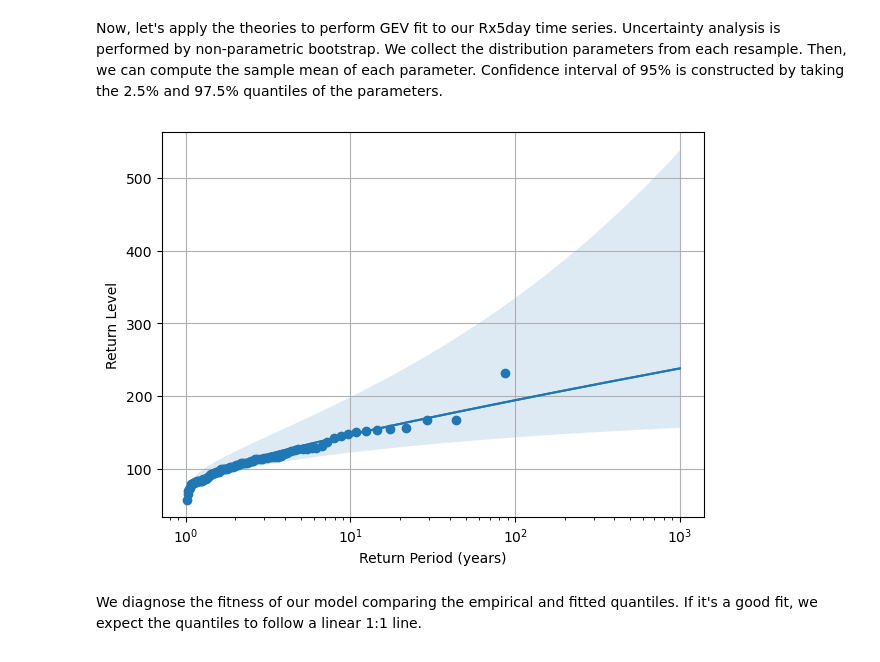
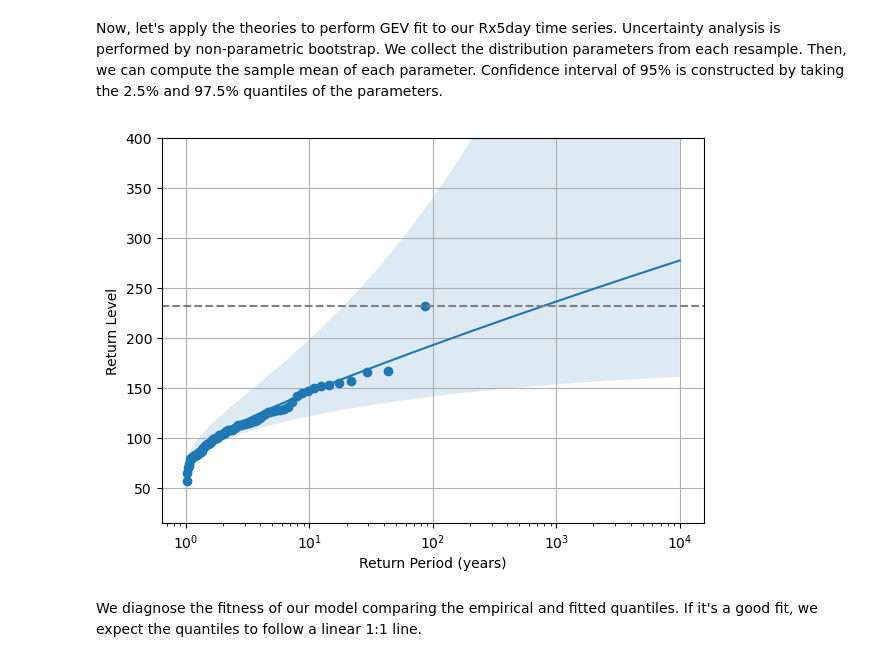
Before and after one commit to nathasya-abenita/diploma_data_analysis, a Jupyter notebook: scripts/project/extreme_trend_detection.ipynb, the cells around one changed output. Cells and saved outputs as stored; diff of their text form; code cells hidden in the pictures.

Commit message:
nonstationary fit analysis (return level and time series plots)

```diff
--- a/scripts/project/extreme_trend_detection.ipynb
+++ b/scripts/project/extreme_trend_detection.ipynb
@@ -225,19 +225,21 @@ $$
 Now, let's apply the theories to perform GEV fit to our Rx5day time series. Uncertainty analysis is performed by non-parametric bootstrap. We collect the distribution parameters from each resample. Then, we can compute the sample mean of each parameter. Confidence interval of 95% is constructed by taking the 2.5% and 97.5% quantiles of the parameters.
 # %%
 # Perform GEV fit with bootstrap method
-params_stationary = evt.gev_fit_with_bootstrap_nonparam(df['tp'].values)
+params_stationary = evt.gev_fit_with_bootstrap(df['tp'].values)
 # %%
 # Plot return level
 ax = evt.plot_empirical_return_level(df['tp'].values)
-evt.plot_fit_return_level(params_stationary[0], ax)
-evt.plot_confidence_interval(ax, params_stationary[0], params_stationary[1], params_stationary[2])
+evt.plot_fit_return_level(params_stationary[0], ax, rp_max=1e4)
+evt.plot_confidence_interval(params_stationary[1], params_stationary[2], ax, rp_max=1e4)
 evt.decorate_return_level_plot(ax)
 
 # Add 2025 event line
-# ax.hlines(df['tp'].loc[2025], 0, 2_000, linestyles='--', color='gray')
+ax.hlines(df['tp'].loc[2025], 0, 1e5, linestyles='--', color='gray')
+
+ax.set_ylim(None, 400)
 plt.show()
 # %% [output]
-[figure, old version]
+[figure, new version]
 # %% [markdown]
 We diagnose the fitness of our model comparing the empirical and fitted quantiles. If it's a good fit, we expect the quantiles to follow a linear 1:1 line.
 # %%
```
Also changed, not shown: parts of 15 cells of this notebook, 1 other file.
